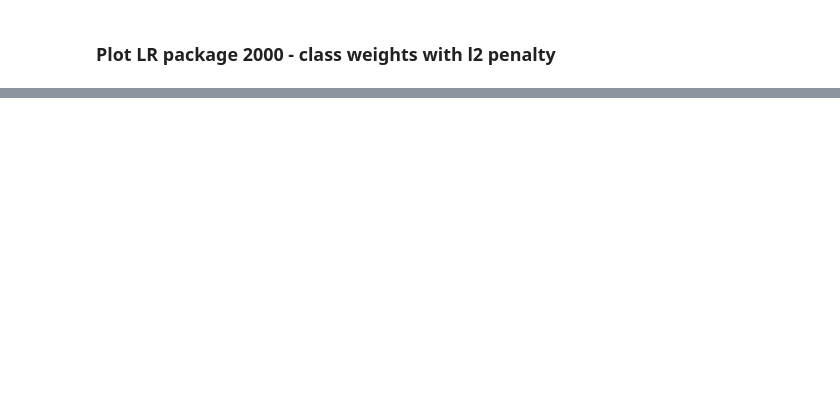
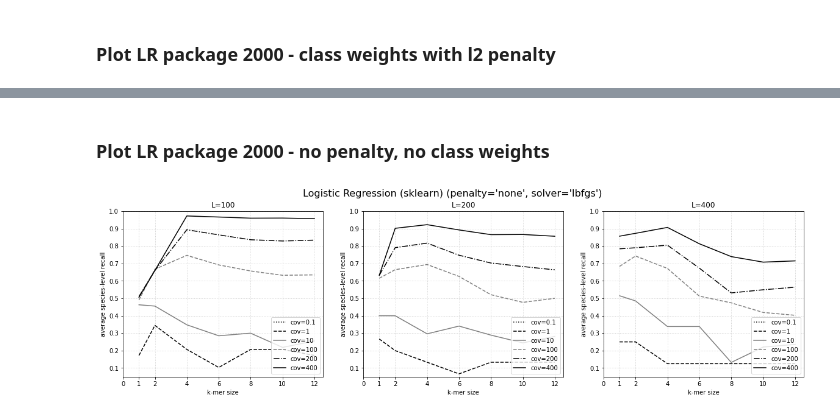
Before and after one commit to ryanquinnnelson/CMU-02620-Metagenomics, a Jupyter notebook: plot_results_rqn_210409.ipynb, the cells around one changed output, grey strips where cells are left out. Saved outputs shown, nothing was run; the diff lists cells and outputs as text; code cells hidden in the pictures; blank space fills up the shorter version.

```diff
--- a/plot_results_rqn_210409.ipynb
+++ b/plot_results_rqn_210409.ipynb
@@ -141,0 +142,11 @@ plot_graphs(df, title, 0.05, 1, np.linspace(0.1,1,10), 'lower right')
+# %% [markdown]
+### Plot LR package 2000 - no penalty, no class weights
+# %%
+filename='data/results/results-2000-lrpackage-no-penalty.csv'
+droplist = ['experiment','category','classifier','training shape', 'penalty','multi_class','class_weight','score type']
+df = pd.read_csv(filename).drop(droplist,axis=1)
+title = "Logistic Regression (sklearn) (penalty='none', solver='lbfgs')"
+
+plot_graphs(df, title, 0.05, 1, np.linspace(0.1,1,10), 'lower right')
+# %% [output]
+[figure, added]
```
Also changed, not shown: parts of 4 cells of this notebook, 9 other files.
